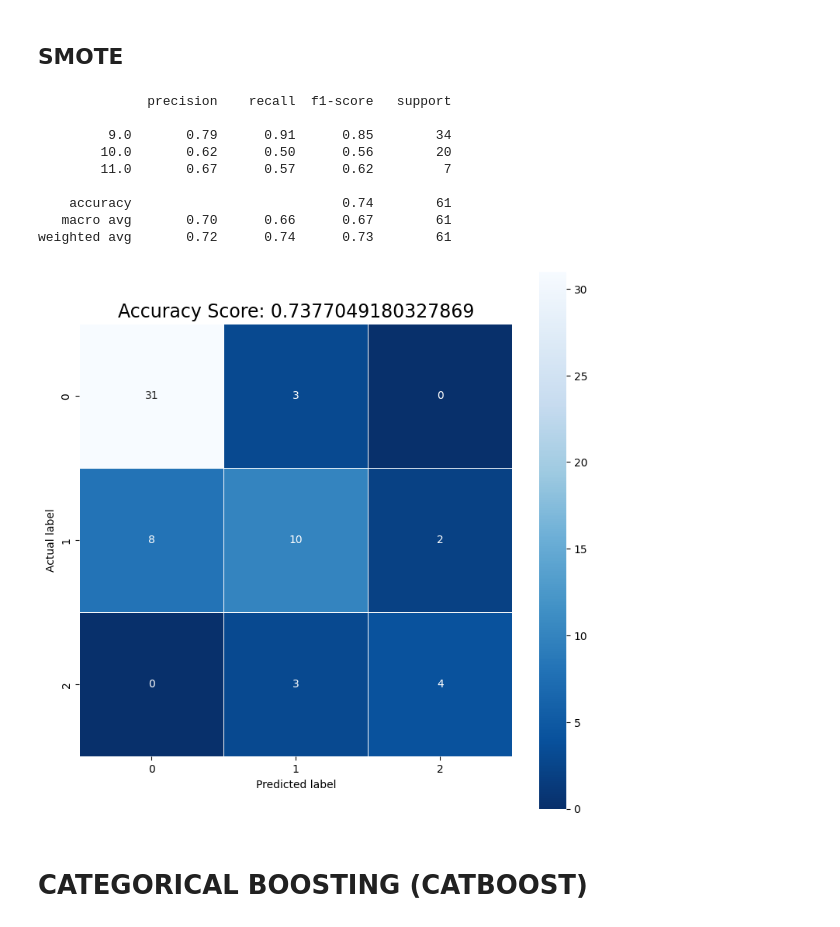
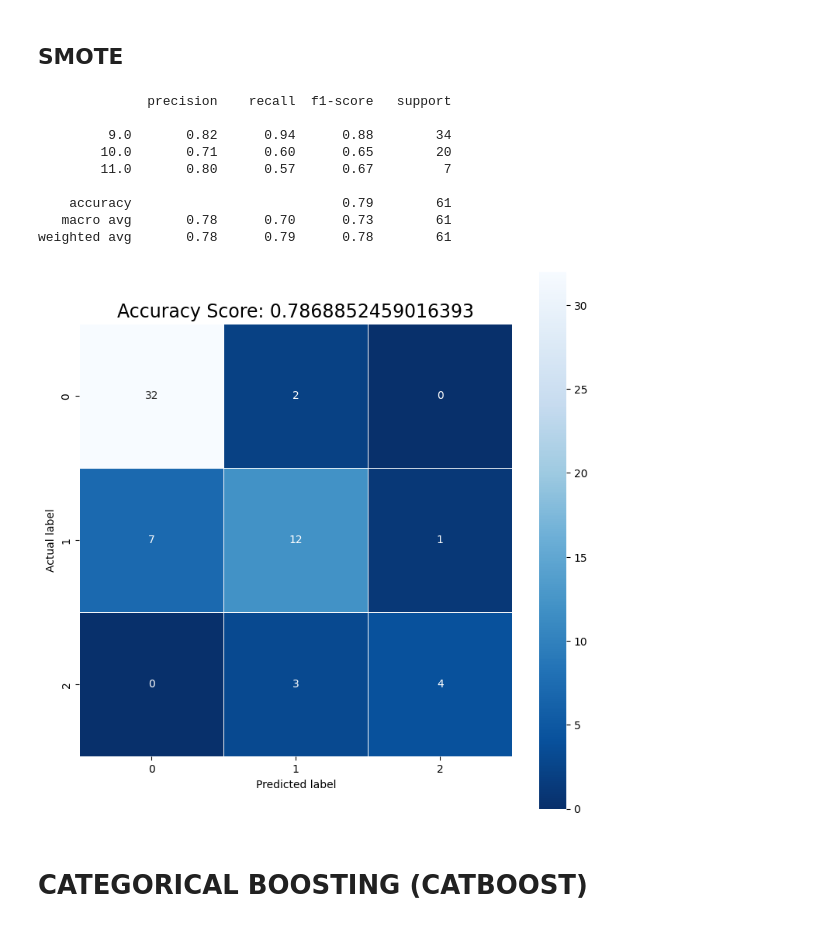
Before and after one commit to fabiorosario/code-smell-severity-classification-based-transfer-learning, a Jupyter notebook: TransferLearning/TestCSharp/Standardized/Large Class/LC_RF_ChiNorm20_TrainJavaCSharp_TestCSharp_Stand.ipynb, the cells around one changed output. Saved outputs shown, nothing was run; the diff lists cells and outputs as text; code cells hidden in the pictures.

```diff
--- a/TransferLearning/TestCSharp/Standardized/Large Class/LC_RF_ChiNorm20_TrainJavaCSharp_TestCSharp_Stand.ipynb
+++ b/TransferLearning/TestCSharp/Standardized/Large Class/LC_RF_ChiNorm20_TrainJavaCSharp_TestCSharp_Stand.ipynb
@@ -640,42 +640,42 @@ from xgboost import XGBClassifier
 from sklearn.metrics import accuracy_score, confusion_matrix, classification_report
 
 # Define the classifier model
-classifier = XGBClassifier(num_class=12, random_state=42, tree_method='hist', objective='multi:softprob', n_estimators=406, max_depth=17,
-                           learning_rate=0.060689655172413794, grow_policy='depthwise', booster='dart')
+classifier = XGBClassifier(num_class=12, random_state=42, tree_method='hist', objective='multi:softmax', n_estimators=920, max_depth=17,
+                           learning_rate=0.2803448275862069, grow_policy='lossguide', booster='gbtree')
 
 classifier.fit(x_train_multiclass_res, y_train_multiclass_res)
 
 predictions_classifier = classifier.predict(x_test_multiclass)
 
 cm = confusion_matrix(y_test_multiclass, predictions_classifier)
 
 print(classification_report(y_test_multiclass, predictions_classifier))
 
 score = classifier.score(x_test_multiclass, y_test_multiclass)
 
 import matplotlib.pyplot as plt
 import seaborn as sns
 from sklearn import metrics
 
 plt.figure(figsize=(9,9))
 sns.heatmap(cm, annot=True, fmt=".0f", linewidths=.5, square = True, cmap = 'Blues_r')
 plt.ylabel('Actual label')
 plt.xlabel('Predicted label')
 all_sample_title = 'Accuracy Score: {0}'.format(score)
 plt.title(all_sample_title, size = 17)
 #plt.savefig('toy_Digits_ConfusionSeabornCodementor.png')
 plt.show()
 # %% [output]
               precision    recall  f1-score   support
 
-         9.0       0.79      0.91      0.85        34
-        10.0       0.62      0.50      0.56        20
-        11.0       0.67      0.57      0.62         7
+         9.0       0.82      0.94      0.88        34
+        10.0       0.71      0.60      0.65        20
+        11.0       0.80      0.57      0.67         7
 
-    accuracy                           0.74        61
-   macro avg       0.70      0.66      0.67        61
-weighted avg       0.72      0.74      0.73        61
+    accuracy                           0.79        61
+   macro avg       0.78      0.70      0.73        61
+weighted avg       0.78      0.79      0.78        61
-[figure, old version]
+[figure, new version]
 # %% [markdown]
 # **CATEGORICAL BOOSTING (CATBOOST)**
 # %%
```
Also changed, not shown: parts of 1 cell of this notebook, 1 other file.
